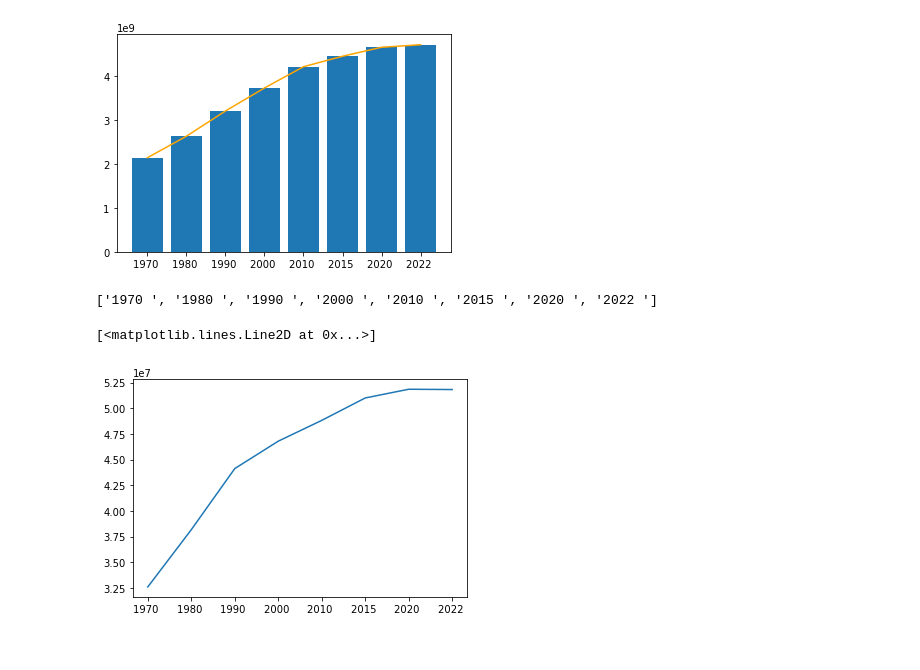
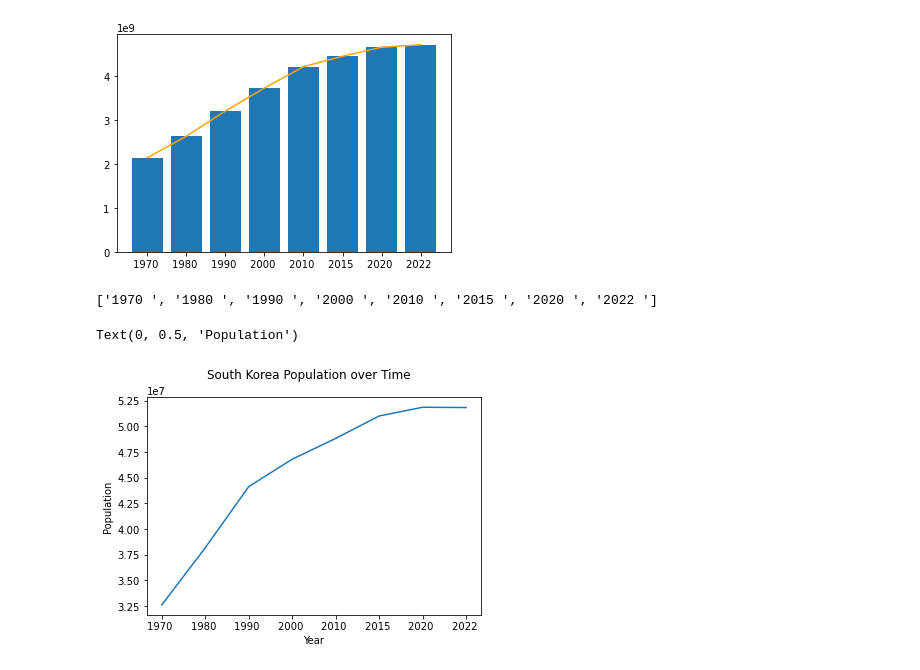
Before and after one commit to dbenitoe/TTS-Final-Project-Submission, a Jupyter notebook: Asia_Population.ipynb, the cells around one changed output. Saved outputs shown, nothing was run; the diff lists cells and outputs as text; code cells hidden in the pictures.

```diff
--- a/Asia_Population.ipynb
+++ b/Asia_Population.ipynb
@@ -115,17 +115,20 @@ ax.plot(years, pop_totals, color = 'orange')
 # %%
 print(years)
 south_korea = asia[asia['Country'] == 'South Korea']
 kor = south_korea.values
 pop_array = kor[0, 5:13]
 
 pop_list = []
 for i in range(len(pop_array)):
     pop_list.append(pop_array[i])
 
 pop_list.reverse()
 
 plt.plot(years, pop_list)
+plt.suptitle('South Korea Population over Time')
+plt.xlabel('Year')
+plt.ylabel('Population')
 # %% [output]
 ['1970 ', '1980 ', '1990 ', '2000 ', '2010 ', '2015 ', '2020 ', '2022 ']
-[<matplotlib.lines.Line2D at 0x...>]
+Text(0, 0.5, 'Population')
-[figure, old version]
+[figure, new version]
```
Also changed, not shown: parts of 1 cell of this notebook.
